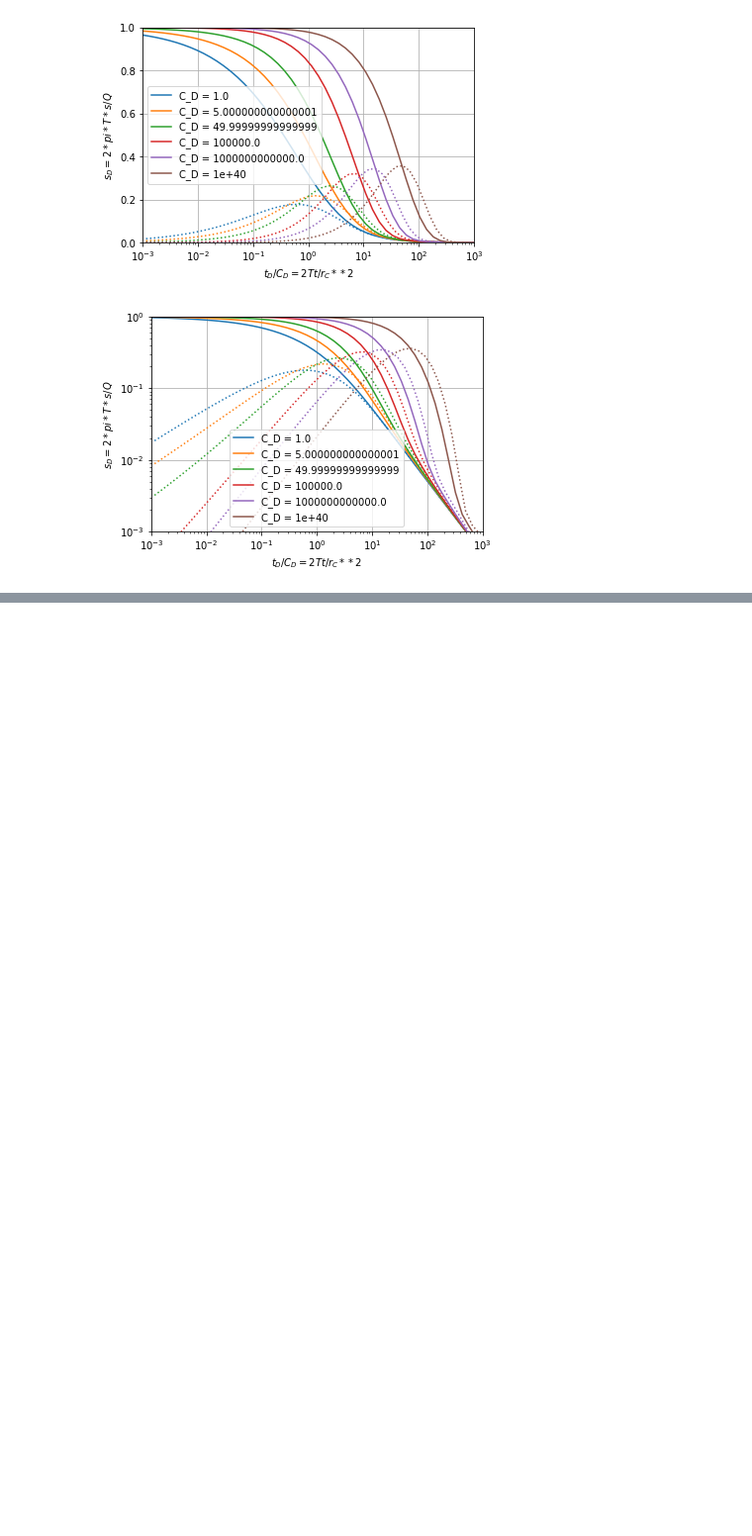
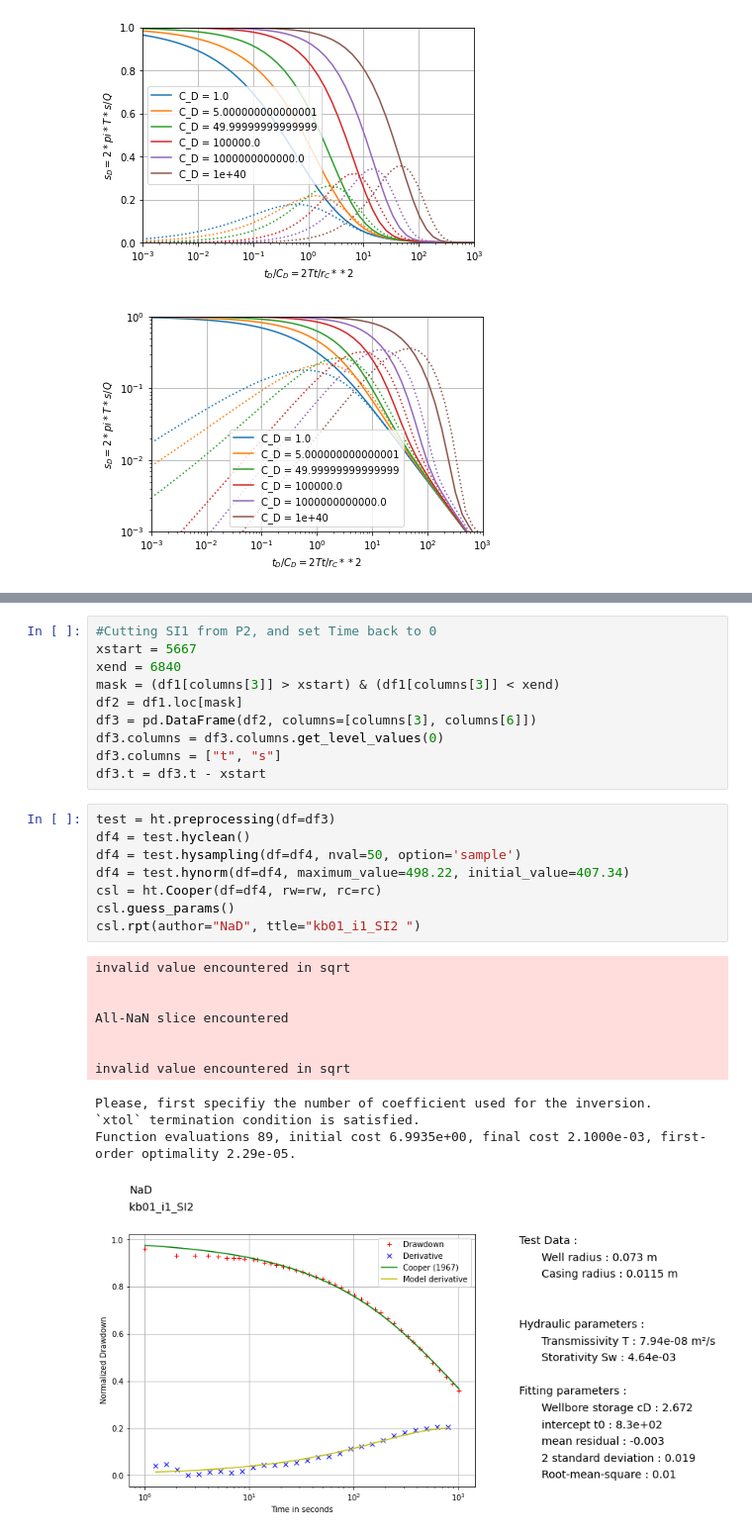
Before and after one commit to UniNE-CHYN/openhytest, a Jupyter notebook: notebooks/test_kuhtai.ipynb, the cells around one changed output, grey strips where cells are left out. Shown: that part at 99% size. Saved outputs shown, nothing was run; the diff lists cells and outputs as text; blank space fills up the shorter version.

```diff
--- a/notebooks/test_kuhtai.ipynb
+++ b/notebooks/test_kuhtai.ipynb
@@ -132,0 +123,30 @@ nsl.rpt()
+# %%
+#Cutting SI1 from P2, and set Time back to 0
+xstart = 5667
+xend = 6840
+mask = (df1[columns[3]] > xstart) & (df1[columns[3]] < xend)
+df2 = df1.loc[mask]
+df3 = pd.DataFrame(df2, columns=[columns[3], columns[6]])
+df3.columns = df3.columns.get_level_values(0)
+df3.columns = ["t", "s"]
+df3.t = df3.t - xstart
+# %%
+test = ht.preprocessing(df=df3)
+df4 = test.hyclean()
+df4 = test.hysampling(df=df4, nval=50, option='sample')
+df4 = test.hynorm(df=df4, maximum_value=498.22, initial_value=407.34)
+csl = ht.Cooper(df=df4, rw=rw, rc=rc)
+csl.guess_params()
+csl.rpt(author="NaD", ttle="kb01_i1_SI2 ")
+# %% [output]
+invalid value encountered in sqrt
+
+
+All-NaN slice encountered
+
+
+invalid value encountered in sqrt
+Please, first specifiy the number of coefficient used for the inversion.
+`xtol` termination condition is satisfied.
+Function evaluations 89, initial cost 6.9935e+00, final cost 2.1000e-03, first-order optimality 2.29e-05.
+[figure, added]
```
Also changed, not shown: parts of 3 cells of this notebook, 4 other files.
